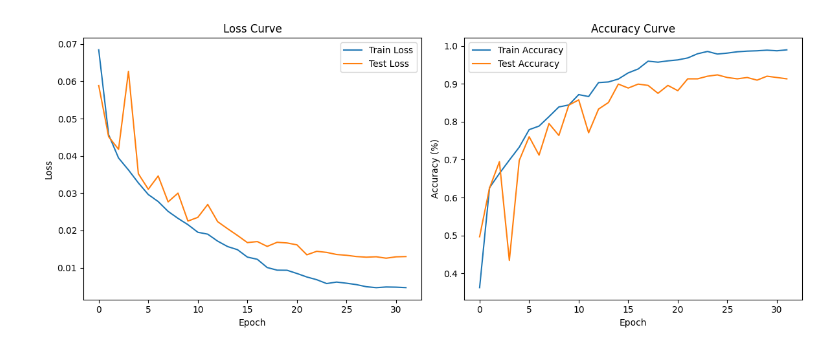
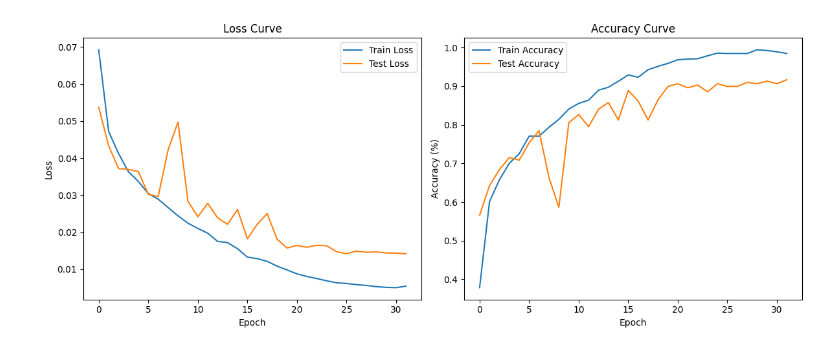
Before and after one commit to 1664178416/Filtering-and-Attention-Mechanisms, a Jupyter notebook: materials/lab/plot.ipynb, the cells around one changed output. Drawn from its saved outputs; the diff is of its cells as text; code cells hidden in the pictures.

```diff
--- a/materials/lab/plot.ipynb
+++ b/materials/lab/plot.ipynb
@@ -22,7 +22,7 @@ from tensorboard.backend.event_processing import event_accumulator
 import matplotlib.pyplot as plt
 # %%
 # 替换为你自己的 log_dir 路径
-log_dir = "./logs/T16_b16_adam_lr0.001_c128_amp_cupy"
+log_dir = "./logs/T16_b16_adam_lr0.001_c128_amp_cupy_denoise_frameNum2"
 
 
 ea = event_accumulator.EventAccumulator(log_dir)
@@ -43,34 +43,34 @@ train_acc = [x.value for x in train_acc]
 test_loss = [x.value for x in test_loss]
 test_acc = [x.value for x in test_acc]
 train_speed = [x.value for x in train_speed]
 test_speed = [x.value for x in test_speed]
 
 # 绘图
 # ...existing code...
 
 # 绘图
 plt.figure(figsize=(12, 5))
 
 plt.subplot(1, 2, 1)
 plt.plot(epochs, train_loss, label='Train Loss')
 plt.plot(epochs, test_loss, label='Test Loss')
 plt.xlabel('Epoch')
 plt.ylabel('Loss')
 plt.legend()
 plt.title('Loss Curve')
 
 plt.subplot(1, 2, 2)
 plt.plot(epochs, train_acc, label='Train Accuracy')
 plt.plot(epochs, test_acc, label='Test Accuracy')
 plt.xlabel('Epoch')
 plt.ylabel('Accuracy (%)')
 plt.legend()
 plt.title('Accuracy Curve')
 
 plt.tight_layout()
 plt.show()
 # %% [output]
-[figure, old version]
+[figure, new version]
 # %%
 plt.figure(figsize=(7, 5))
 plt.plot(epochs, train_loss, label='Train Loss')
```
Also changed, not shown: parts of 9 cells of this notebook, 59 other files.
